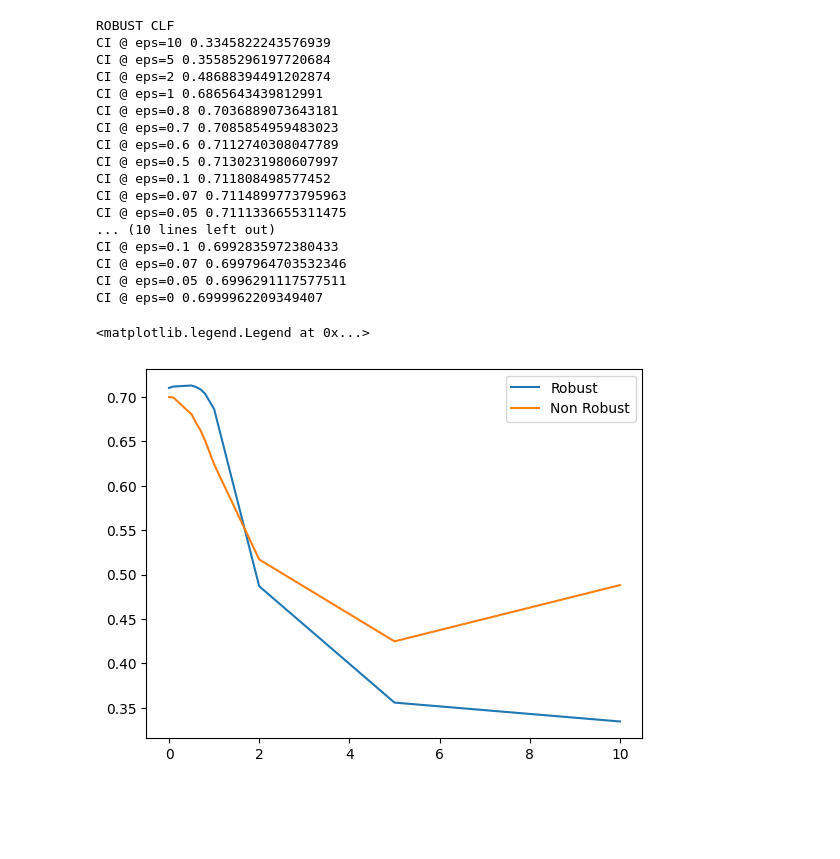
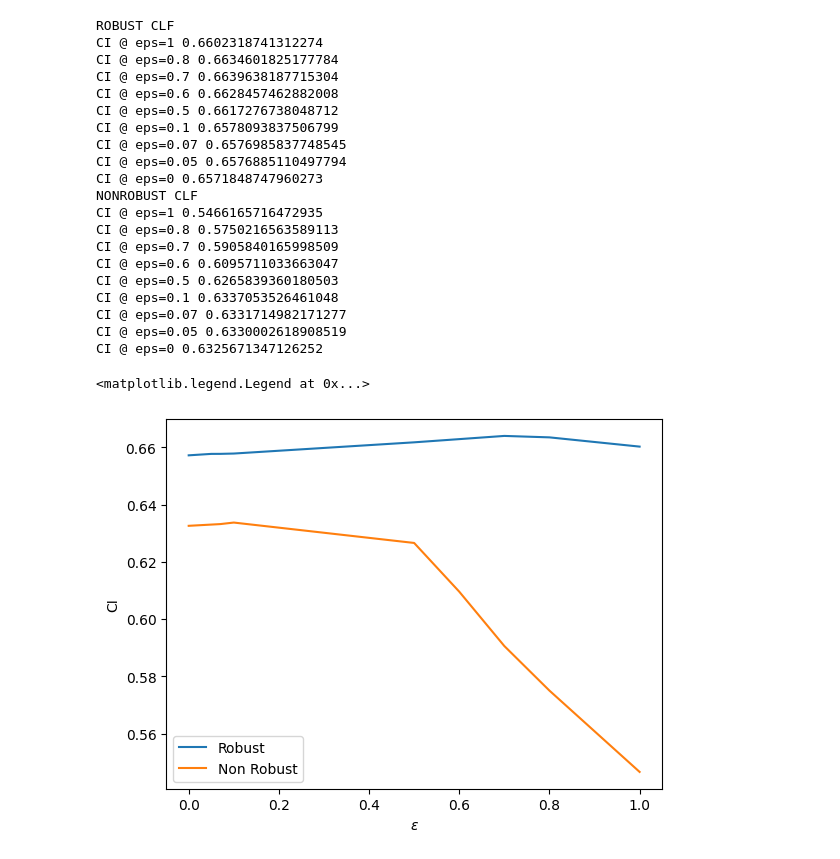
Before and after one commit to mlpotter/SAWAR, a Jupyter notebook: main_minimax.ipynb, the cells around one changed output. Drawn from its saved outputs; the diff is of its cells as text; code cells hidden in the pictures; blank space fills up the shorter version.

```diff
--- a/main_minimax.ipynb
+++ b/main_minimax.ipynb
@@ -54,15 +54,15 @@ args.norm=np.inf
 args.bound_type = "CROWN-IBP"
 args.num_epochs=150
 args.lr = 1e-3
-args.batch_size= 256
+args.batch_size= 512
 args.scheduler_name = "SmoothedScheduler"
 args.scheduler_opts = "start=100,length=10"
 args.hidden_dims = [50,50]
 args.pareto = [0.1,0.9]
 args.save_model = ""
-args.dataset = "Framingham"
+args.dataset = "dataDIVAT1"
 args.loss_wrapper="rhc_rank"
-args.weight = 1.0
+args.weight = 1 / args.batch_size
 args.sigma = 1.0
 # %%
 # GOOD DATASETS
@@ -263,33 +294,40 @@ CI @ eps=0 0.7323772230977506
 # %%
-epsilons = [10,5,2,1,.8,0.7,.6,0.5,0.1,0.07,0.05,0]
+epsilons = [1,.8,0.7,.6,0.5,0.1,0.07,0.05,0]
 print("ROBUST CLF")
 eps_,ci_ = concordance(clf_robust,dataloader_test,epsilons)
 plt.figure()
 plt.plot(eps_,ci_)
+plt.ylabel("CI")
+plt.xlabel("$\epsilon$")
 print("NONROBUST CLF")
 eps_,ci_ = concordance(clf_fragile,dataloader_test,epsilons)
 plt.plot(eps_,ci_)
+plt.ylabel("CI")
+plt.xlabel("$\epsilon$")
 plt.legend(["Robust","Non Robust"])
 # %% [output]
 ROBUST CLF
-CI @ eps=10 0.3345822243576939
-CI @ eps=5 0.35585296197720684
-CI @ eps=2 0.48688394491202874
-CI @ eps=1 0.6865643439812991
-CI @ eps=0.8 0.7036889073643181
-CI @ eps=0.7 0.7085854959483023
-CI @ eps=0.6 0.7112740308047789
-CI @ eps=0.5 0.7130231980607997
-CI @ eps=0.1 0.711808498577452
-CI @ eps=0.07 0.7114899773795963
-CI @ eps=0.05 0.7111336655311475
-... (10 lines left out)
-CI @ eps=0.1 0.6992835972380433
-CI @ eps=0.07 0.6997964703532346
-CI @ eps=0.05 0.6996291117577511
-CI @ eps=0 0.6999962209349407
+CI @ eps=1 0.6602318741312274
+CI @ eps=0.8 0.6634601825177784
+CI @ eps=0.7 0.6639638187715304
+CI @ eps=0.6 0.6628457462882008
+CI @ eps=0.5 0.6617276738048712
+CI @ eps=0.1 0.6578093837506799
+CI @ eps=0.07 0.6576985837748545
+CI @ eps=0.05 0.6576885110497794
+CI @ eps=0 0.6571848747960273
+NONROBUST CLF
+CI @ eps=1 0.5466165716472935
+CI @ eps=0.8 0.5750216563589113
+CI @ eps=0.7 0.5905840165998509
+CI @ eps=0.6 0.6095711033663047
+CI @ eps=0.5 0.6265839360180503
+CI @ eps=0.1 0.6337053526461048
+CI @ eps=0.07 0.6331714982171277
+CI @ eps=0.05 0.6330002618908519
+CI @ eps=0 0.6325671347126252
 <matplotlib.legend.Legend at 0x...>
-[figure, old version]
+[figure, new version]
 # %%
 epsilons = [1,.8,0.7,.6,0.5,0.1,0.07,0.05]
 visualize_population_curves_attacked(clf_fragile,clf_robust,dataloader_train,epsilons=epsilons,suptitle="train")
```
Also changed, not shown: parts of 19 cells of this notebook, 3 other files.
